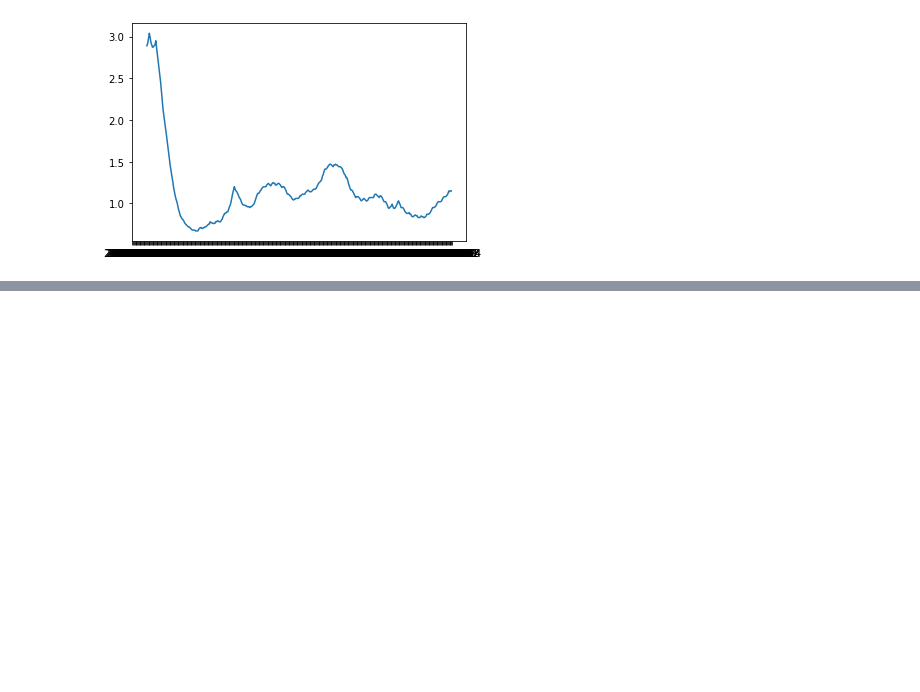
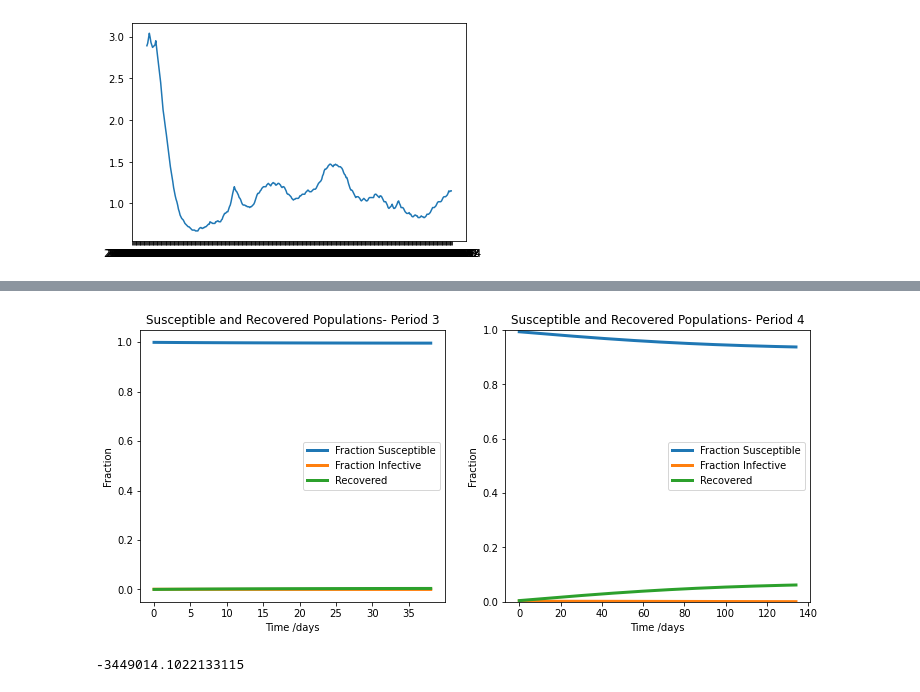
Before and after one commit to Sambhavi-G/covid_thinkit, a Jupyter notebook: Covid_data.ipynb, the cells around one changed output, grey strips where cells are left out. Cells and saved outputs as stored; diff of their text form; code cells hidden in the pictures; blank space fills up the shorter version.

```diff
--- a/Covid_data.ipynb
+++ b/Covid_data.ipynb
@@ -613,0 +612,43 @@ s1, i1, r1 = soln1.T#incomplete
+# %%
+i_init3= germany_r0_data.loc[67, 'active_cases_calc']/N
+s_init3= (N-germany_r0_data.loc[67, 'total_cases'])/N
+r_init3= 1-i_init3-s_init3
+
+i_init4= germany_r0_data.loc[279, 'active_cases_calc']/N
+s_init4= (N-germany_r0_data.loc[279, 'total_cases'])/N
+r_init4= 1-i_init4-s_init4
+# %%
+x_init3 = s_init3, i_init3, r_init3
+soln3 = odeint(deriv, x_init3, t3, args=(beta3, gamma))
+s3, i3, r3 = soln3.T
+
+x_init4 = s_init4, i_init4, r_init4
+soln4 = odeint(deriv, x_init4, t4, args=(beta4, gamma))
+s4, i4, r4 = soln4.T
+# %%
+fig_= plt.figure()
+ax1= fig_.add_subplot(1,2,1)
+ax2=fig_.add_subplot(1,2,2)
+
+ax1.plot(t3, s3, lw=3, label='Fraction Susceptible')
+ax1.plot(t3, i3, lw=3, label='Fraction Infective')
+ax1.plot(t3, r3, lw=3, label='Recovered')
+ax1.set_title('Susceptible and Recovered Populations- Period 3')
+ax1.set_xlabel('Time /days')
+ax1.set_ylabel('Fraction')
+ax1.legend()
+
+ax2.plot(t4, s4, lw=3, label='Fraction Susceptible')
+ax2.plot(t4, i4, lw=3, label='Fraction Infective')
+ax2.plot(t4, r4, lw=3, label='Recovered')
+ax2.set_title('Susceptible and Recovered Populations- Period 4')
+ax2.set_xlabel('Time /days')
+ax2.set_ylabel('Fraction')
+ax2.legend()
+
+fig_.set_figheight(5)
+fig_.set_figwidth(12)
+plt.ylim(0,1)
+plt.show()
+# %% [output]
+[figure, added]
@@ -613,0 +657,4 @@ s1, i1, r1 = soln1.T#incomplete
+# %%
+r2_score((germany_r0_data.loc[0:66,'susceptible']/N), s1)
+# %% [output]
+-3449014.1022133115
```
Also changed, not shown: parts of 20 cells of this notebook.
